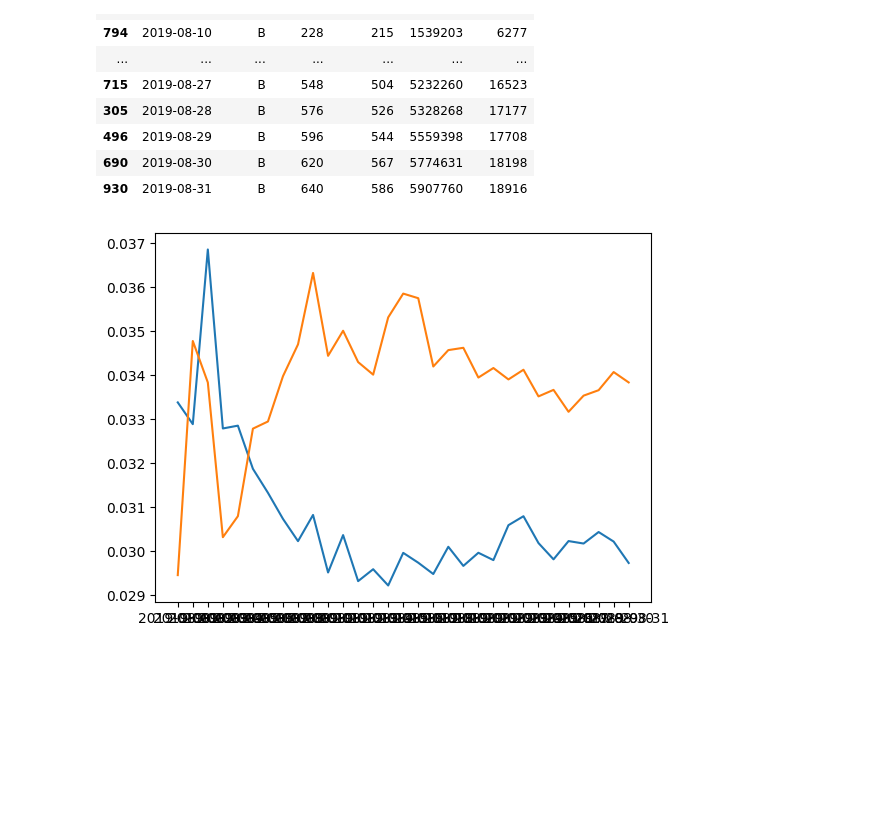
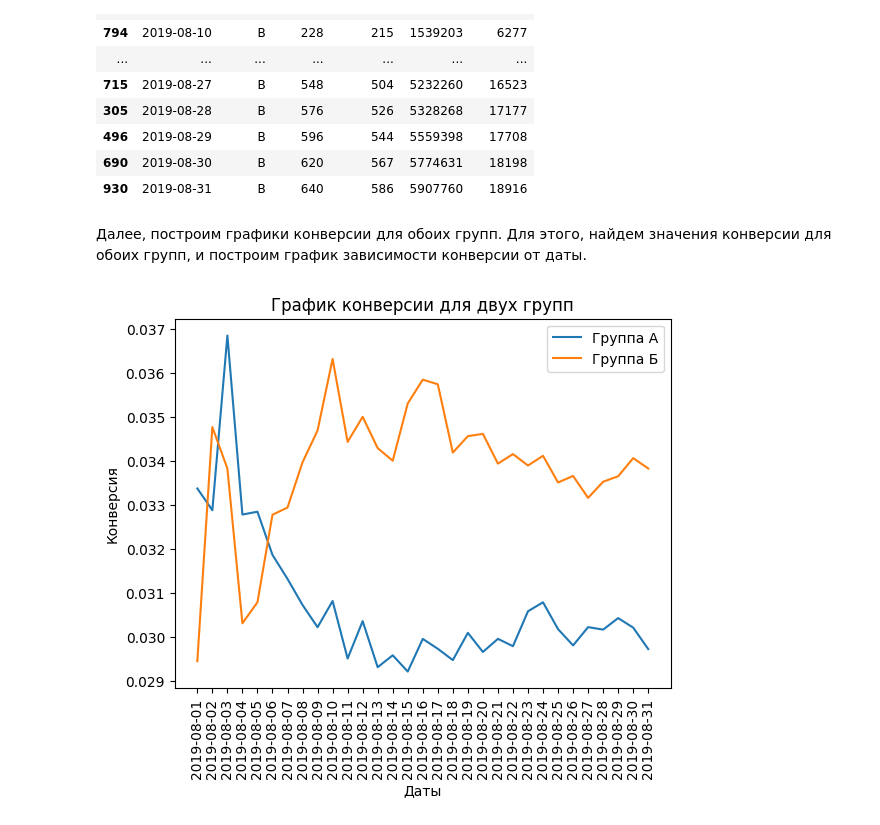
Before and after one commit to Awkword00/Study, a Jupyter notebook: LR5.ipynb, the cells around one changed output. Saved outputs shown, nothing was run; the diff lists cells and outputs as text; code cells hidden in the pictures; blank space fills up the shorter version.

```diff
--- a/LR5.ipynb
+++ b/LR5.ipynb
@@ -162,6 +154,17 @@ conversion_B =  cumulativeRevenueB['orders']/cumulativeRevenueB['visitors']
+# %% [markdown]
+Далее, построим графики конверсии для обоих групп. Для этого, найдем значения конверсии для обоих групп, и построим график зависимости конверсии от даты.
 # %%
+dates_A = cumulativeRevenueA['date']
+conversion_A =  cumulativeRevenueA['orders']/cumulativeRevenueA['visitors']
+dates_B = cumulativeRevenueB['date']
+conversion_B =  cumulativeRevenueB['orders']/cumulativeRevenueB['visitors']
 plt.plot(dates_A, conversion_A)
 plt.plot(dates_B, conversion_B)
+plt.xticks(rotation=90)
+plt.title("График конверсии для двух групп")
+plt.xlabel("Даты")
+plt.ylabel("Конверсия")
+plt.legend(("Группа А","Группа Б"))
 plt.show()
 # %% [output]
-[figure, old version]
+[figure, new version]
```
Also changed, not shown: parts of 31 cells of this notebook.
